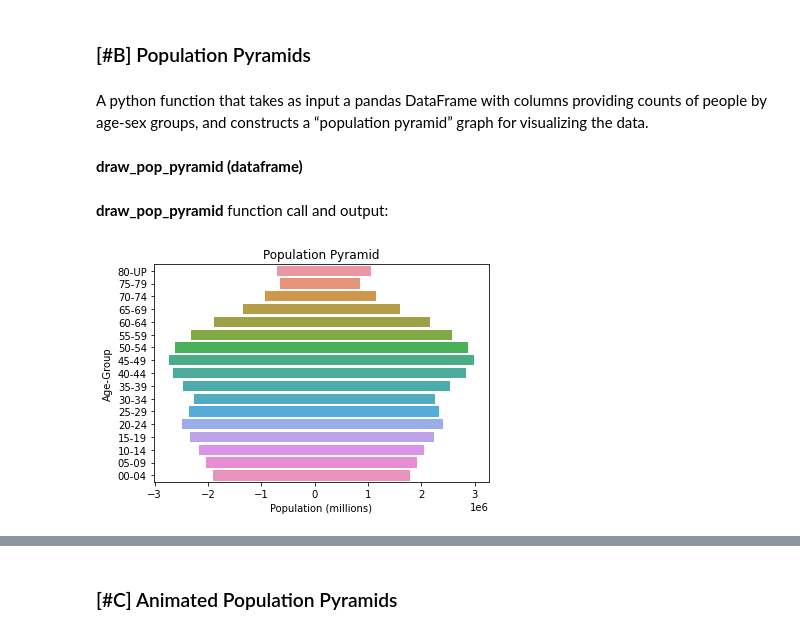
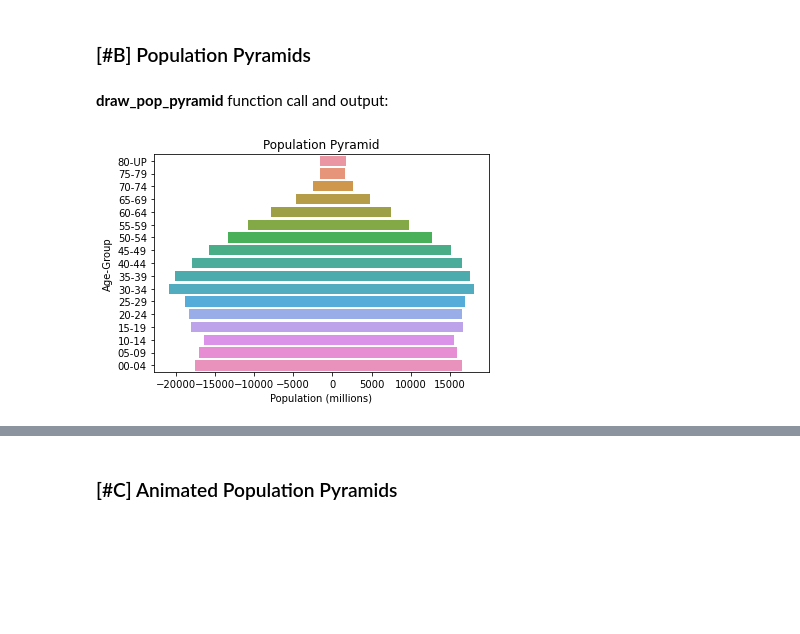
Before and after one commit to jasminlee/EEP-153-Mahalanobis-project-1, a Jupyter notebook: project1.ipynb, the cells around one changed output, grey strips where cells are left out. Saved outputs shown, nothing was run; the diff lists cells and outputs as text; code cells hidden in the pictures; blank space fills up the shorter version.

```diff
--- a/project1.ipynb
+++ b/project1.ipynb
@@ -129,0 +117,4 @@ df = pop_df(year, group, age_lower, age_upper, location)
+# %%
+#group can be 'all', 'females' or 'males'
+df = pop_df(year=2015, group='all', age_lower=10, age_upper=65, location='myanmar')
+df
@@ -188,15 +173,6 @@ pop_stats(year, group, age_lower, age_upper, location)
 In 2021, there are 2341749700 males aged 10 to aged 49 living in the world.
 # %% [markdown]
 ### [#B] Population Pyramids
-# %% [markdown]
-A python function that takes as
-input a pandas DataFrame with
-columns providing counts of people by
-age-sex groups, and constructs a
-“population pyramid” graph for
-visualizing the data.
-# %% [markdown]
-**draw_pop_pyramid (dataframe)**
 # %%
 def draw_pop_pyramid(df):
     #negate values under 'Male'
@@ -211,13 +187,7 @@ def draw_pop_pyramid(df):
 # %% [markdown]
 **draw_pop_pyramid** function call and output:
 # %%
-year = 2018
-group = 'all'
-age_lower = 0
-age_upper = 80
-location = 'thailand'
-
-df = pop_df(year, group, age_lower, age_upper, location)
+df = pop_df(year=2018, group='all', age_lower=0, age_upper=80, location='BRN')
 draw_pop_pyramid(df)
 # %% [output]
-[figure, old version]
+[figure, new version]
```
Also changed, not shown: parts of 45 cells of this notebook, 2 other files.
